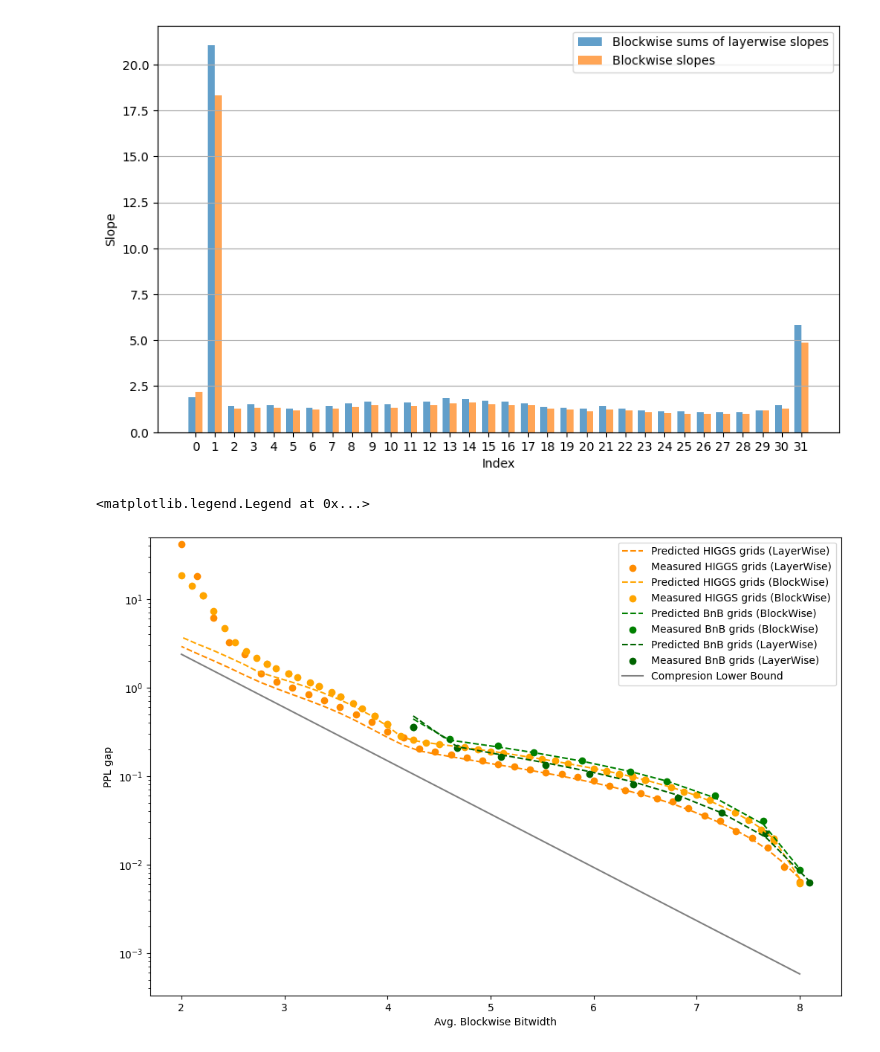
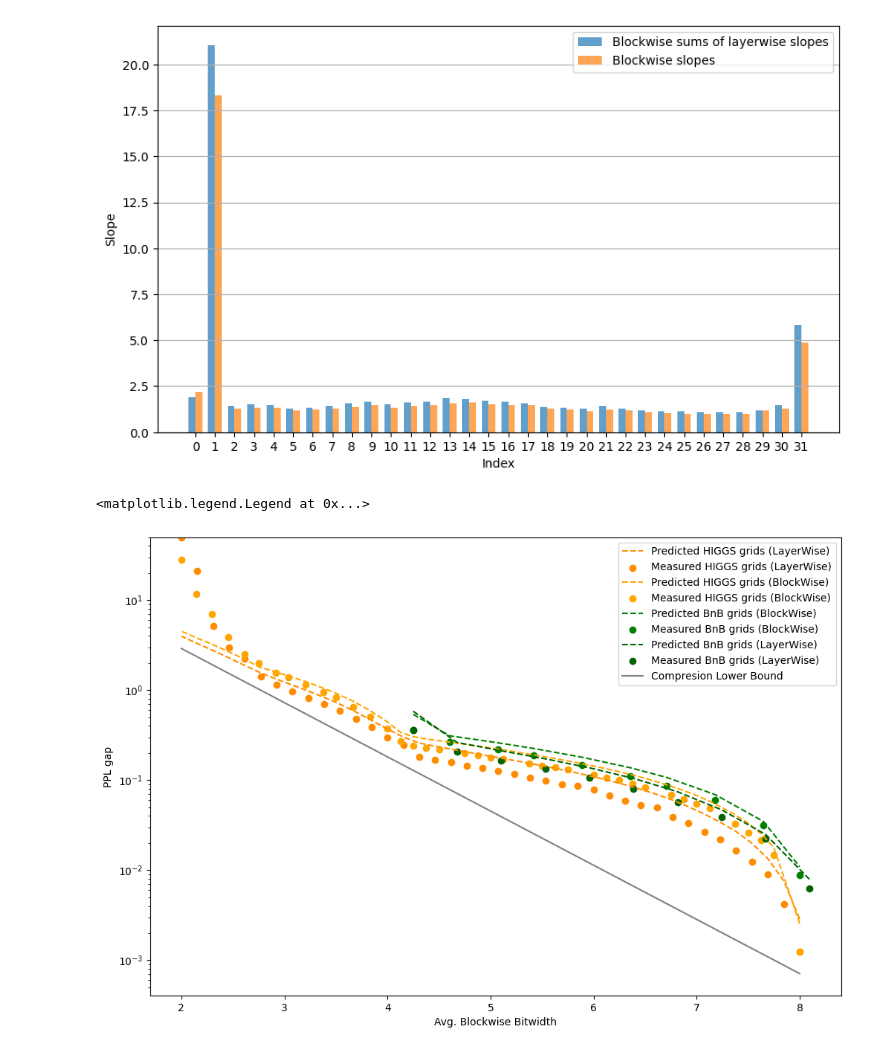
Before and after one commit to galqiwi/linear-layer-compression, a Jupyter notebook: Andrei/gptq/plots.ipynb, the cells around one changed output. Drawn from its saved outputs; the diff is of its cells as text; code cells hidden in the pictures.

```diff
--- a/Andrei/gptq/plots.ipynb
+++ b/Andrei/gptq/plots.ipynb
@@ -571,7 +571,7 @@ import numpy as np
 api = wandb.Api()
 
 # Fetch runs from your project
-project_runs = api.runs("rock-and-roll/higgs-evals")
+project_runs = api.runs("rock-and-roll/higgs-evals-newgrids")
 
 # Placeholder for confusion matrix values
 higgs_ppls, higgs_blockwise_configs = [], []
@@ -892,20 +884,16 @@ for indices in tqdm(chosen_configurations):
         print(f"Skipping {bitwidth:.2f}")
         continue
 
-    if bitwidth <= 4.0:
-        print(f"Skipping {bitwidth:.2f}")
-        continue
-
     blockwise_string = f"""[{
         ','.join(['('+ str(chosen_grids[i]['edenn_d']) + ',' + str(chosen_grids[i]['edenn_n']) + ')' for i in indices])
     }]"""
 
     print(f"Measuring {bitwidth}")
-    # subprocess.check_call(
-    #     f"CUDA_VISIBLE_DEVICES=6 python eval_real_quant.py meta-llama/Meta-Llama-3.1-8B --blockwise '{blockwise_string}' --multiquant-ckpt-path /nfs/scistore19/alistgrp/apanfero/models/higgs/Meta-Llama-3.1-8B.pt",
-    #     shell=True,
-    #     cwd="../kernels",
-    # )
+    subprocess.check_call(
+        f"CUDA_VISIBLE_DEVICES=4 python eval_real_quant.py meta-llama/Meta-Llama-3.1-8B --blockwise '{blockwise_string}' --multiquant-ckpt-path /nfs/scistore19/alistgrp/apanfero/models/higgs/Meta-Llama-3.1-8B.pt",
+        shell=True,
+        cwd="../kernels",
+    )
 # %% [output]
 Skipping 5.50
 Skipping 2.61
@@ -1086,7 +1074,7 @@ import datetime
 api = wandb.Api()
 
 # Fetch runs from your project
-project_runs = api.runs("rock-and-roll/higgs-evals-layerwise")
+project_runs = api.runs("rock-and-roll/higgs-evals-newgrids-layerwise")
 
 # Placeholder for confusion matrix values
 higgs_layerwise_ppls, higgs_layerwise_configs = [], []
@@ -1151,8 +1139,6 @@ bnb_layerwise_df = str2frame(""",solution_size,solution_pred_err,solution_real_e
 
 bnb_layerwise_df["bitwidht"] = bnb_layerwise_df["solution_size"] / 6979584000
 # %%
-KOSTIL = 0.82
-
 def get_expected_ppl_gap(slopes, grid_mses, selection):
     return (grid_mses[selection] * slopes).sum()
 
@@ -1181,7 +1167,7 @@ temp_bitwidths = np.asarray(temp_bitwidths)
 order = np.argsort(temp_ppl_gaps)
 plt.plot(
     temp_bitwidths[order],
-    temp_ppl_gaps[order] * KOSTIL * sum(slopes) / sum(layerwise_slopes),
+    temp_ppl_gaps[order],
     linestyle="--", color="darkorange", label=f"Predicted HIGGS grids (LayerWise)"
 )
 
@@ -1212,7 +1198,7 @@ for indices in higgs_configurations:
 temp_ppl_gaps = np.asarray(temp_ppl_gaps)
 temp_bitwidths = np.asarray(temp_bitwidths)
 order = np.argsort(temp_ppl_gaps)
-plt.plot(temp_bitwidths[order], temp_ppl_gaps[order] * KOSTIL, linestyle="--", color="orange", label=f"Predicted HIGGS grids (BlockWise)")
+plt.plot(temp_bitwidths[order], temp_ppl_gaps[order], linestyle="--", color="orange", label=f"Predicted HIGGS grids (BlockWise)")
 
 plt.scatter(
     higgs_bitwisths,
@@ -1243,7 +1229,7 @@ temp_bitwidths = np.asarray(temp_bitwidths)
 order = np.argsort(temp_ppl_gaps)
 plt.plot(
     df["bitwidht"], # temp_bitwidths[order],
-    df["solution_pred_err"] * KOSTIL, # temp_ppl_gaps[order] * KOSTIL,
+    df["solution_pred_err"] , # temp_ppl_gaps[order] ,
     linestyle="--", color="green", label=f"Predicted BnB grids (BlockWise)"
 )
 
@@ -1256,37 +1242,37 @@ plt.scatter(
 # BnB LayerWise
 plt.plot(
     bnb_layerwise_df["bitwidht"], # temp_bitwidths[order],
-    bnb_layerwise_df["solution_pred_err"] * KOSTIL, # temp_ppl_gaps[order] * KOSTIL,
+    bnb_layerwise_df["solution_pred_err"] , # temp_ppl_gaps[order] ,
     linestyle="--", color="darkgreen", label=f"Predicted BnB grids (LayerWise)"
 )
 
 plt.scatter(
     bnb_layerwise_df["bitwidht"],
     bnb_layerwise_df["solution_real_err"],
     color="darkgreen", marker="o", label="Measured BnB grids (LayerWise)"
 )
 
 
 # Lower Bound
 
 plt.plot(
     np.linspace(2, 8),
-    [expected_ppl_gap(slopes, get_optimal_blockwise_bitwidths(slopes, bpw)) * KOSTIL for bpw in np.linspace(2, 8)],
+    [expected_ppl_gap(slopes, get_optimal_blockwise_bitwidths(slopes, bpw))  for bpw in np.linspace(2, 8)],
     color="gray", label="Compresion Lower Bound",
 )
 
 plt.xlabel("Avg. Blockwise Bitwidth")
 plt.ylabel("PPL gap")
 
 plt.yscale('log')
 plt.ylim(None, 50)
 
 # plt.ylim(0, 1)
 
 plt.legend()
 # %% [output]
 <matplotlib.legend.Legend at 0x...>
-[figure, old version]
+[figure, new version]
 # %%
 import subprocess
 
```
Also changed, not shown: parts of 6 cells of this notebook, 20 other files.
